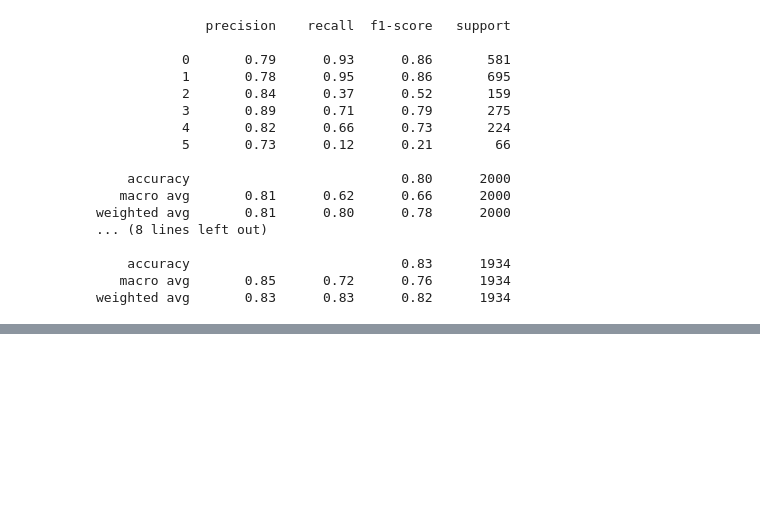
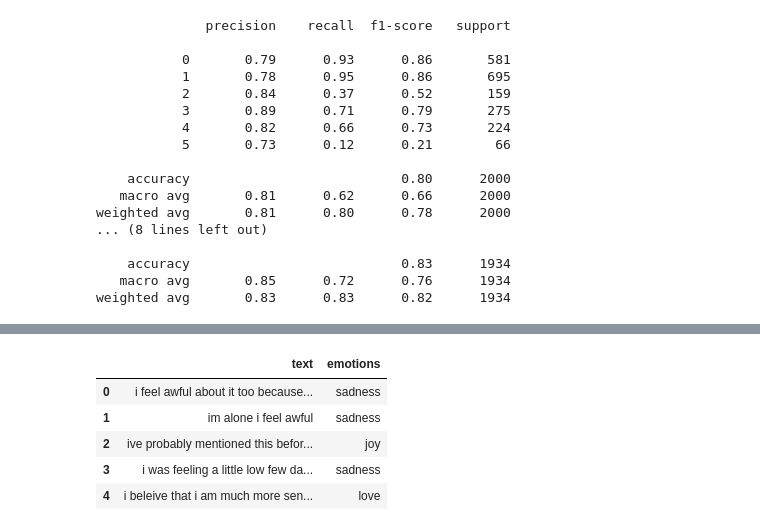
Before and after one commit to 112523chen/Project_SA_CTP, a Jupyter notebook: research.ipynb, the cells around one changed output, grey strips where cells are left out. Cells and saved outputs as stored; diff of their text form; code cells hidden in the pictures; blank space fills up the shorter version.

```diff
--- a/research.ipynb
+++ b/research.ipynb
@@ -408,0 +429,11 @@ weighted avg       0.83      0.83      0.82      1934
+# %%
+new_df = pd.DataFrame(data).reset_index(drop=True)
+
+new_df.head()
+# %% [output]
+|  | text | emotions |
+| 0 | i feel awful about it too because... | sadness |
+| 1 | im alone i feel awful | sadness |
+| 2 | ive probably mentioned this befor... | joy |
+| 3 | i was feeling a little low few da... | sadness |
+| 4 | i beleive that i am much more sen... | love |
```
Also changed, not shown: parts of 8 cells of this notebook, 1 other file.
